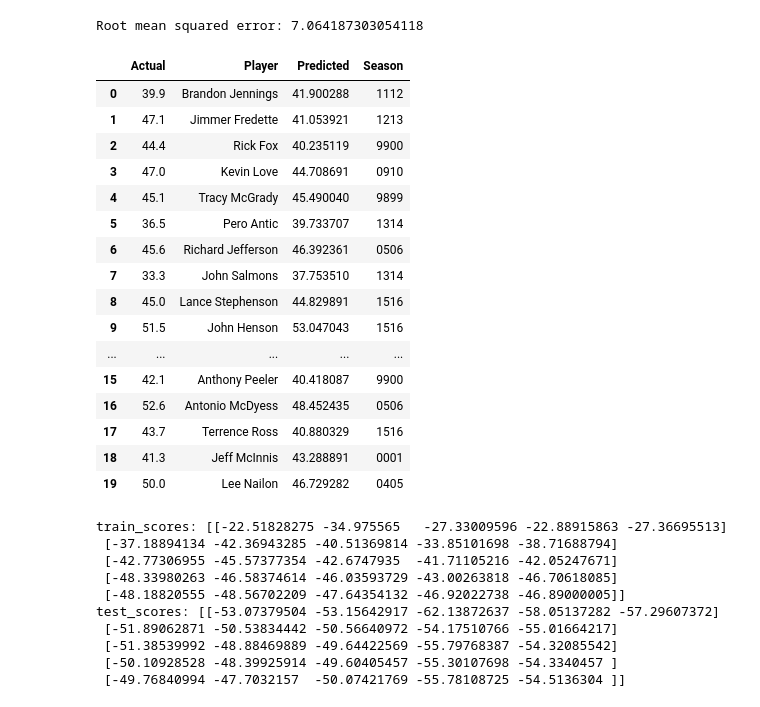
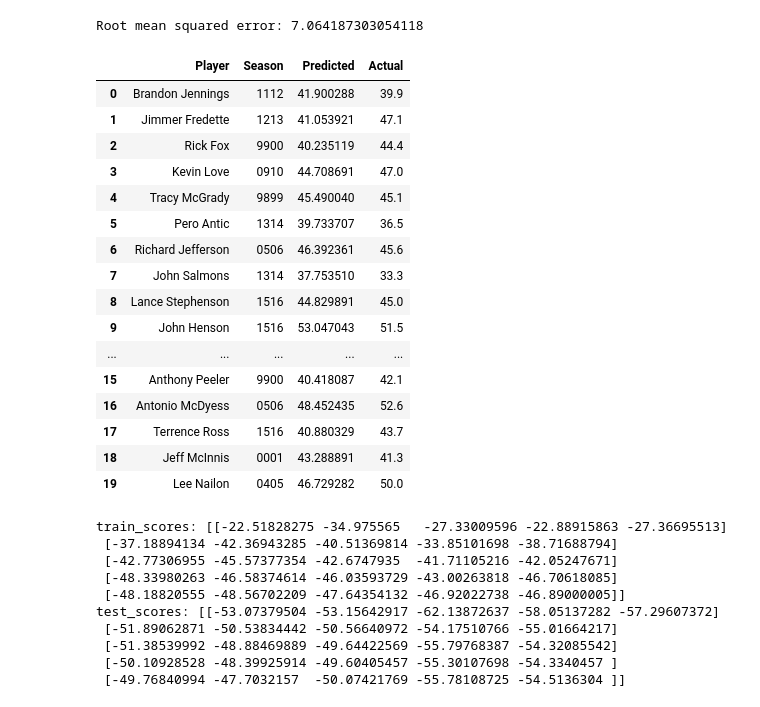
Before and after one commit to scbrock/basketball, a Jupyter notebook: NBA_data_exploration_2.ipynb, the cells around one changed output. Drawn from its saved outputs; the diff is of its cells as text; code cells hidden in the pictures.

```diff
--- a/NBA_data_exploration_2.ipynb
+++ b/NBA_data_exploration_2.ipynb
@@ -485,27 +517,27 @@ Root mean squared error: 7.064187303054118
 # %%
 subpairs = [pairs[i] for i in idx_test]
 
 compare = pd.DataFrame({'Player':[r[0] for r in subpairs], 'Season':[r[1] for r in subpairs],'Predicted':predictions, 'Actual':y_test})
-compare = compare[]
+compare = compare[['Player', 'Season', 'Predicted', 'Actual']]
 compare.head(20)
 # %% [output]
-|  | Actual | Player | Predicted | Season |
-| 0 | 39.9 | Brandon Jennings | 41.900288 | 1112 |
-| 1 | 47.1 | Jimmer Fredette | 41.053921 | 1213 |
-| 2 | 44.4 | Rick Fox | 40.235119 | 9900 |
-| 3 | 47.0 | Kevin Love | 44.708691 | 0910 |
-| 4 | 45.1 | Tracy McGrady | 45.490040 | 9899 |
-| 5 | 36.5 | Pero Antic | 39.733707 | 1314 |
-| 6 | 45.6 | Richard Jefferson | 46.392361 | 0506 |
-| 7 | 33.3 | John Salmons | 37.753510 | 1314 |
-| 8 | 45.0 | Lance Stephenson | 44.829891 | 1516 |
-| 9 | 51.5 | John Henson | 53.047043 | 1516 |
+|  | Player | Season | Predicted | Actual |
+| 0 | Brandon Jennings | 1112 | 41.900288 | 39.9 |
+| 1 | Jimmer Fredette | 1213 | 41.053921 | 47.1 |
+| 2 | Rick Fox | 9900 | 40.235119 | 44.4 |
+| 3 | Kevin Love | 0910 | 44.708691 | 47.0 |
+| 4 | Tracy McGrady | 9899 | 45.490040 | 45.1 |
+| 5 | Pero Antic | 1314 | 39.733707 | 36.5 |
+| 6 | Richard Jefferson | 0506 | 46.392361 | 45.6 |
+| 7 | John Salmons | 1314 | 37.753510 | 33.3 |
+| 8 | Lance Stephenson | 1516 | 44.829891 | 45.0 |
+| 9 | John Henson | 1516 | 53.047043 | 51.5 |
 | ... | ... | ... | ... | ... |
-| 15 | 42.1 | Anthony Peeler | 40.418087 | 9900 |
-| 16 | 52.6 | Antonio McDyess | 48.452435 | 0506 |
-| 17 | 43.7 | Terrence Ross | 40.880329 | 1516 |
-| 18 | 41.3 | Jeff McInnis | 43.288891 | 0001 |
-| 19 | 50.0 | Lee Nailon | 46.729282 | 0405 |
+| 15 | Anthony Peeler | 9900 | 40.418087 | 42.1 |
+| 16 | Antonio McDyess | 0506 | 48.452435 | 52.6 |
+| 17 | Terrence Ross | 1516 | 40.880329 | 43.7 |
+| 18 | Jeff McInnis | 0001 | 43.288891 | 41.3 |
+| 19 | Lee Nailon | 0405 | 46.729282 | 50.0 |
 # %%
 # Plot learning Curves
 
```
Also changed, not shown: parts of 3 cells of this notebook.
